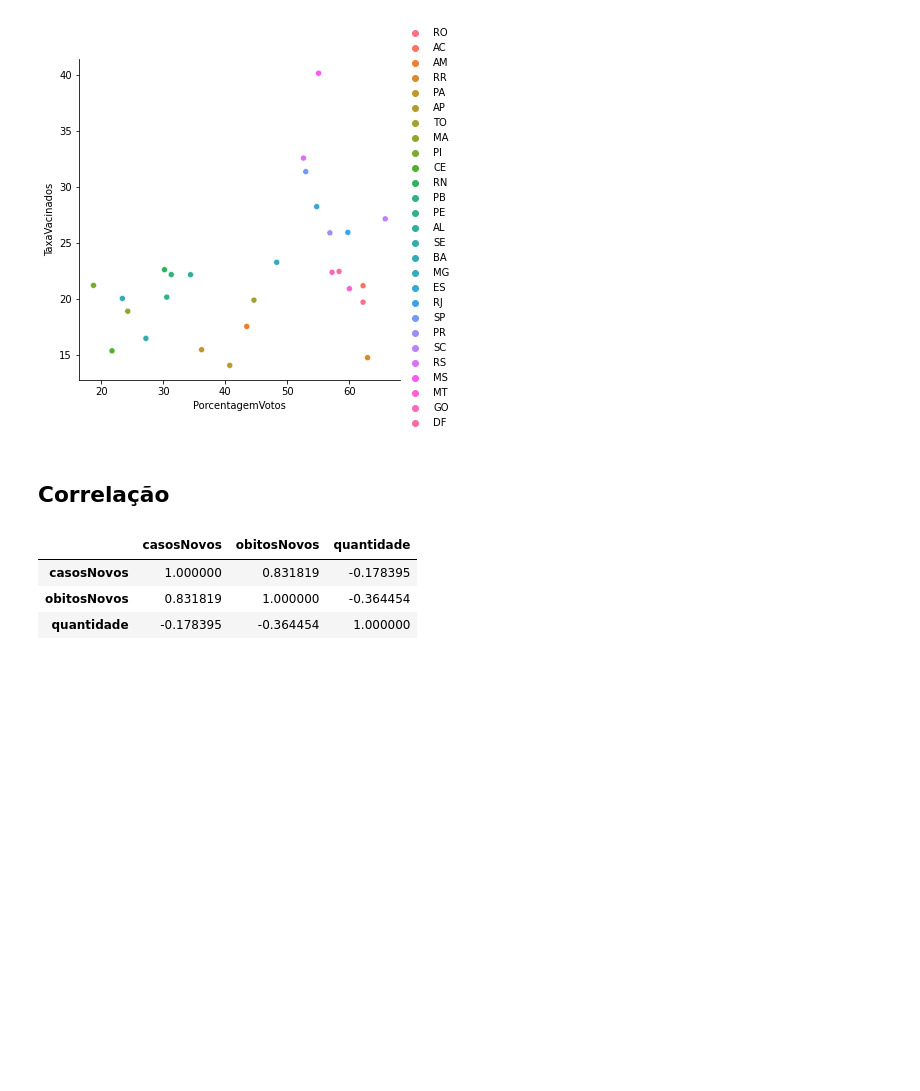
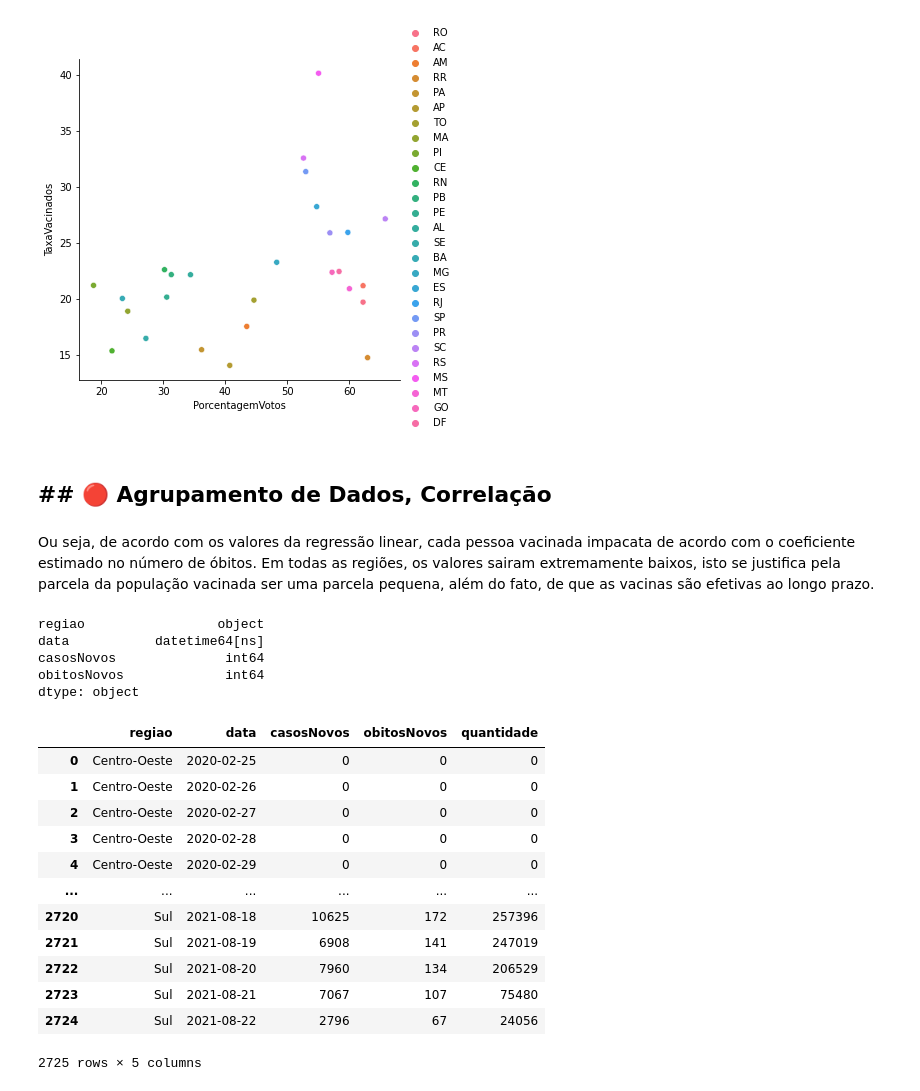
Before and after one commit to stardotwav/BrasilEmDados, a Jupyter notebook: AnaliseExtracaoConhecimento.ipynb, the cells around one changed output. Cells and saved outputs as stored; diff of their text form; code cells hidden in the pictures; blank space fills up the shorter version.

```diff
--- a/AnaliseExtracaoConhecimento.ipynb
+++ b/AnaliseExtracaoConhecimento.ipynb
@@ -473,4 +474,6 @@ sns.relplot(x=toPlot.PorcentagemVotos, y=toPlot.TaxaVacinados, hue=toPlot.index)
 <seaborn.axisgrid.FacetGrid at 0x...>
 [figure]
 # %% [markdown]
-<h2> Correlação
+## ## 🔴 Agrupamento de Dados, Correlação
+# %% [markdown]
+Ou seja, de acordo com os valores da regressão linear, cada pessoa vacinada impacata de acordo com o coeficiente estimado no número de óbitos. Em todas as regiões, os valores sairam extremamente baixos, isto se justifica pela parcela da população vacinada ser uma parcela pequena, além do fato, de que as vacinas são efetivas ao longo prazo.
@@ -477,28 +482,28 @@ sns.relplot(x=toPlot.PorcentagemVotos, y=toPlot.TaxaVacinados, hue=toPlot.index)
+# %%
+agrupamentoRegiao.dtypes
+# %% [output]
+regiao                 object
+data           datetime64[ns]
+casosNovos              int64
+obitosNovos             int64
+dtype: object
 # %%
-
-#agrupamentoRegiao
-#dadosRegiaoVacina
-#dadosVacinaJoin = agrupamentoRegiao.join(dadosRegiaoVacina,{['regiao','Data Vacinação']})
-
-novoDadosRegiaoVacina = dadosRegiaoVacina.rename(columns={'Data Vacinação': 'data'})
-novoDadosRegiaoVacina.dtypes
-
-#agrupamentoRegiao.dtypes
 #Este Merged representa desde o começo da pandemia
-Merged = pd.merge(agrupamentoRegiao,novoDadosRegiaoVacina, on=['regiao','data'], how='left')
+Merged = pd.merge(agrupamentoRegiao, novoDadosRegiaoVacina, on=['regiao','data'], how='left')
 Merged['quantidade'].fillna(0, inplace=True)
 Merged = Merged.astype({"quantidade": int})
 Merged
-
-#Este Merged, representa desde o começo da vaciniação
-MergedPOSVACINA = pd.merge(agrupamentoRegiao,novoDadosRegiaoVacina, on=['regiao','data'])
-MergedPOSVACINA = MergedPOSVACINA.astype({"quantidade": int})
-MergedPOSVACINA
-
-MergedNorte = MergedPOSVACINA[MergedPOSVACINA.regiao == 'Norte']
-MergedNorte.corr()
 # %% [output]
-|  | casosNovos | obitosNovos | quantidade |
-| casosNovos | 1.000000 | 0.831819 | -0.178395 |
-| obitosNovos | 0.831819 | 1.000000 | -0.364454 |
-| quantidade | -0.178395 | -0.364454 | 1.000000 |
+|  | regiao | data | casosNovos | obitosNovos | quantidade |
+| 0 | Centro-Oeste | 2020-02-25 | 0 | 0 | 0 |
+| 1 | Centro-Oeste | 2020-02-26 | 0 | 0 | 0 |
+| 2 | Centro-Oeste | 2020-02-27 | 0 | 0 | 0 |
+| 3 | Centro-Oeste | 2020-02-28 | 0 | 0 | 0 |
+| 4 | Centro-Oeste | 2020-02-29 | 0 | 0 | 0 |
+| ... | ... | ... | ... | ... | ... |
+| 2720 | Sul | 2021-08-18 | 10625 | 172 | 257396 |
+| 2721 | Sul | 2021-08-19 | 6908 | 141 | 247019 |
+| 2722 | Sul | 2021-08-20 | 7960 | 134 | 206529 |
+| 2723 | Sul | 2021-08-21 | 7067 | 107 | 75480 |
+| 2724 | Sul | 2021-08-22 | 2796 | 67 | 24056 |
+2725 rows × 5 columns
```
Also changed, not shown: parts of 12 cells of this notebook, 2 other files.
